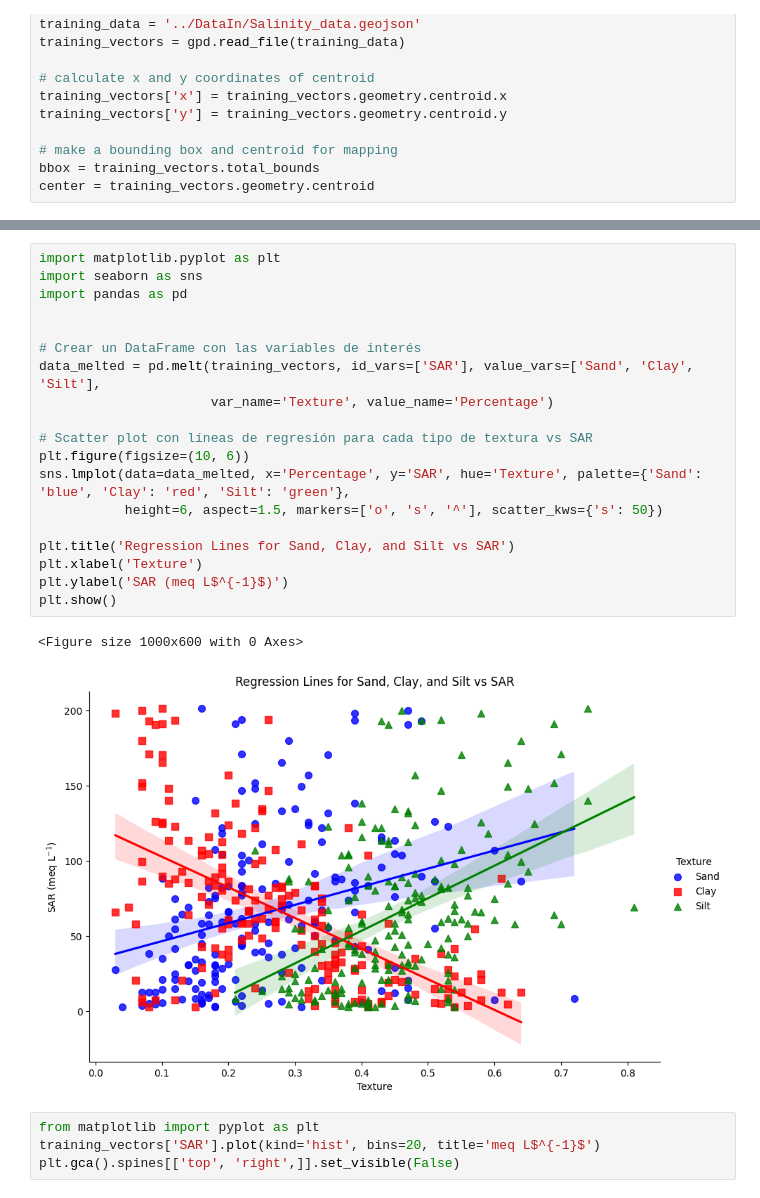
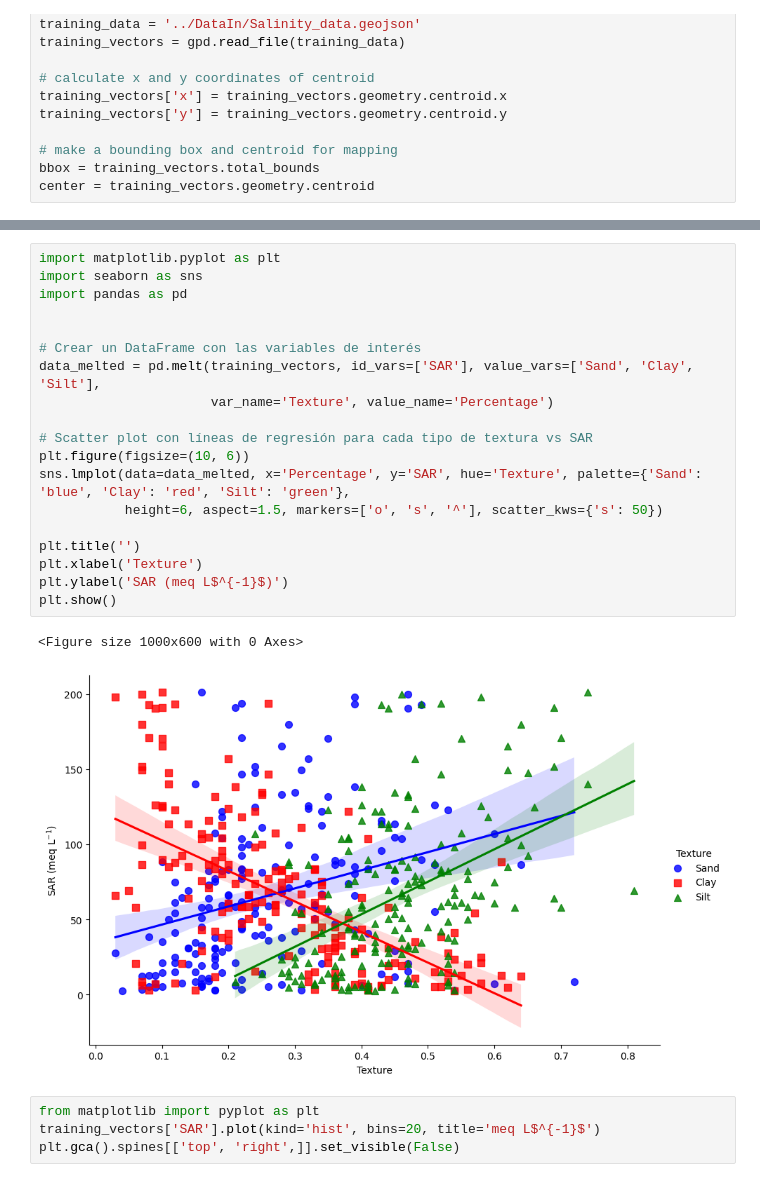
Before and after one commit to Emmanuel461/PML_2023_2024, a Jupyter notebook: Final_work/Codes/2.Pre_process_data.ipynb, the cells around one changed output, grey strips where cells are left out. Drawn from its saved outputs; the diff is of its cells as text.

```diff
--- a/Final_work/Codes/2.Pre_process_data.ipynb
+++ b/Final_work/Codes/2.Pre_process_data.ipynb
@@ -336,25 +336,25 @@ training_vectors.head()
 # %%
 import matplotlib.pyplot as plt
 import seaborn as sns
 import pandas as pd
 
 
 # Crear un DataFrame con las variables de interés
 data_melted = pd.melt(training_vectors, id_vars=['SAR'], value_vars=['Sand', 'Clay', 'Silt'],
                       var_name='Texture', value_name='Percentage')
 
 # Scatter plot con líneas de regresión para cada tipo de textura vs SAR
 plt.figure(figsize=(10, 6))
 sns.lmplot(data=data_melted, x='Percentage', y='SAR', hue='Texture', palette={'Sand': 'blue', 'Clay': 'red', 'Silt': 'green'},
            height=6, aspect=1.5, markers=['o', 's', '^'], scatter_kws={'s': 50})
 
-plt.title('Regression Lines for Sand, Clay, and Silt vs SAR')
+plt.title('')
 plt.xlabel('Texture')
 plt.ylabel('SAR (meq L$^{-1}$)')
 plt.show()
 # %% [output]
 <Figure size 1000x600 with 0 Axes>
-[figure, old version]
+[figure, new version]
 # %%
 from matplotlib import pyplot as plt
 training_vectors['SAR'].plot(kind='hist', bins=20, title='meq L$^{-1}$')
```
Also changed, not shown: 1 other file.
